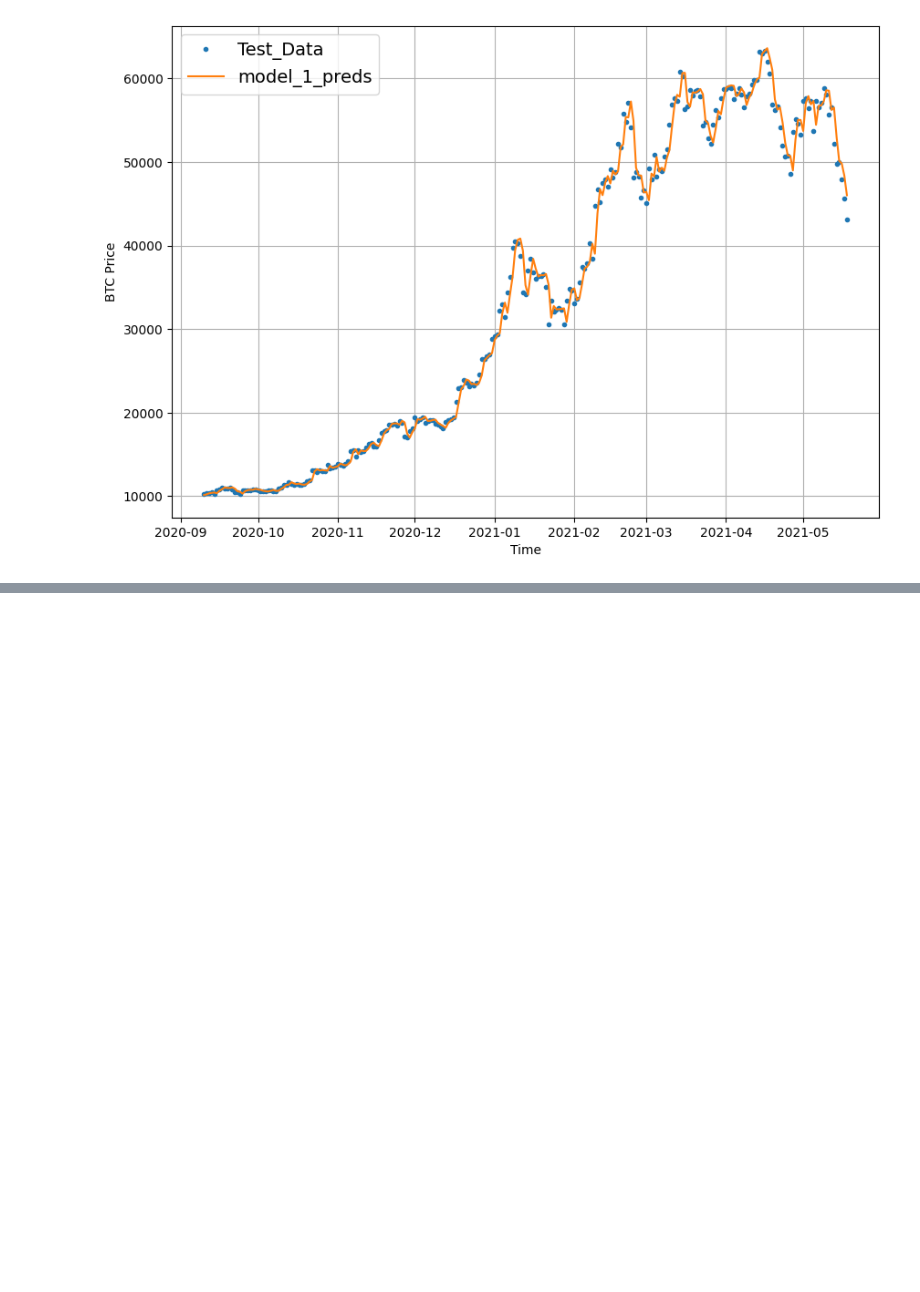
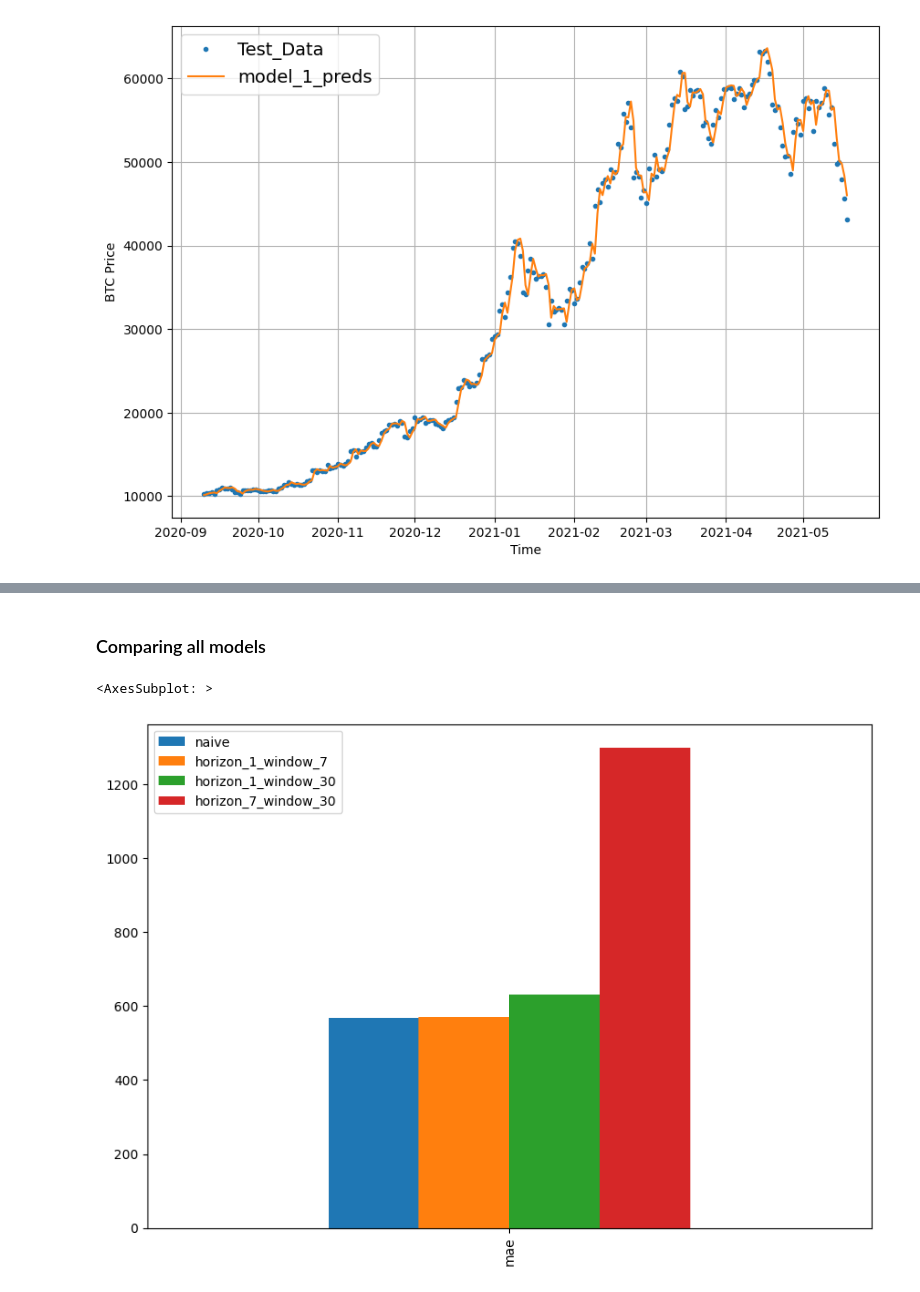
Before and after one commit to Meta-c/Time_series_forcasting, a Jupyter notebook: time_series_forcasting.ipynb, the cells around one changed output, grey strips where cells are left out. Drawn from its saved outputs; the diff is of its cells as text; code cells hidden in the pictures; blank space fills up the shorter version.

```diff
--- a/time_series_forcasting.ipynb
+++ b/time_series_forcasting.ipynb
@@ -456,0 +679,5 @@ plot_time_series(timesteps=X_test[-len(test_windows):],
+# %%
+# Evaluate results for model 3 predictions
+model_3_results = evaluate_preds(y_true=tf.squeeze(test_labels),
+                                 y_pred=model_3_preds)
+model_3_results
@@ -456,0 +705,10 @@ plot_time_series(timesteps=X_test[-len(test_windows):],
+# %% [markdown]
+### Comparing all models
+# %%
+pd.DataFrame({"naive": naive_results["mae"],
+              "horizon_1_window_7" : model_1_results["mae"],
+              "horizon_1_window_30" : model_2_results["mae"],
+              "horizon_7_window_30" : model_3_results["mae"]},index=["mae"]).plot(figsize=(10,7),kind="bar")
+# %% [output]
+<AxesSubplot: >
+[figure, added]
```
Also changed, not shown: parts of 27 cells of this notebook, 10 other files.
